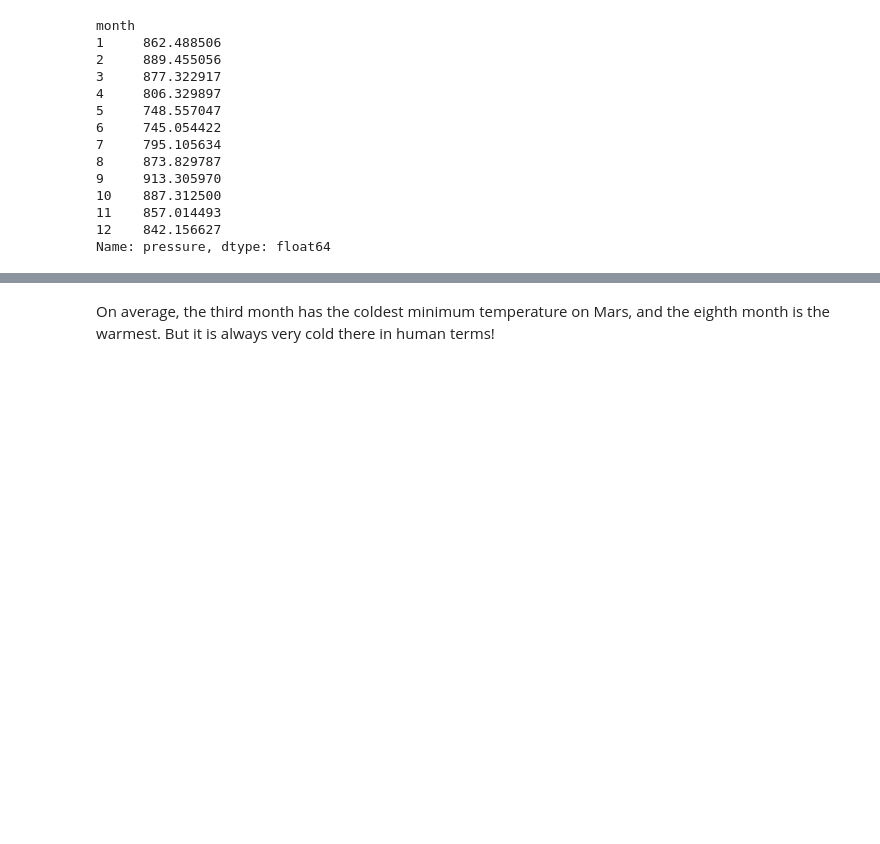
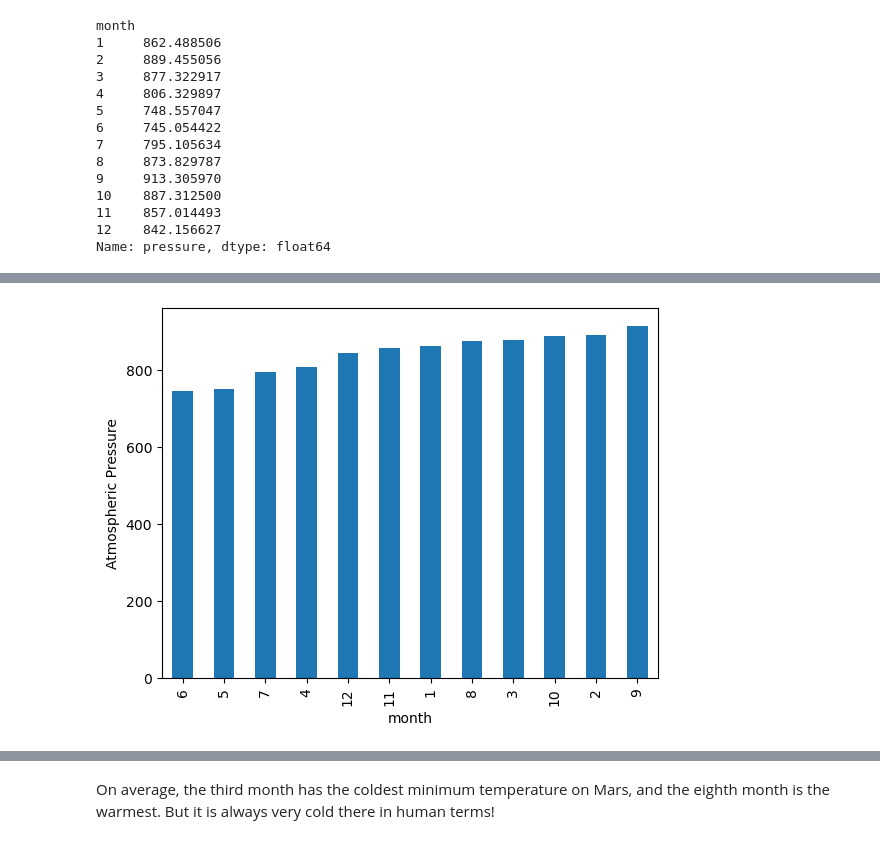
Before and after one commit to JaredWillson/mars_data, a Jupyter notebook: part_2_mars_weather.ipynb, the cells around one changed output, grey strips where cells are left out. Saved outputs shown, nothing was run; the diff lists cells and outputs as text; code cells hidden in the pictures; blank space fills up the shorter version.

```diff
--- a/part_2_mars_weather.ipynb
+++ b/part_2_mars_weather.ipynb
@@ -226,2 +244,10 @@ Name: pressure, dtype: float64
+# %%
+# Plot the average pressure by month
+avg_pressure_df = mars_df.groupby('month')['pressure'].agg('mean').sort_values()
+ax = avg_pressure_df.plot(kind='bar')
+plt.ylabel('Atmospheric Pressure')
+plt.show()
+# %% [output]
+[figure, added]
 # %%
 # 5. How many terrestrial (earth) days are there in a Martian year?
```
Also changed, not shown: parts of 9 cells of this notebook, 2 other files.
